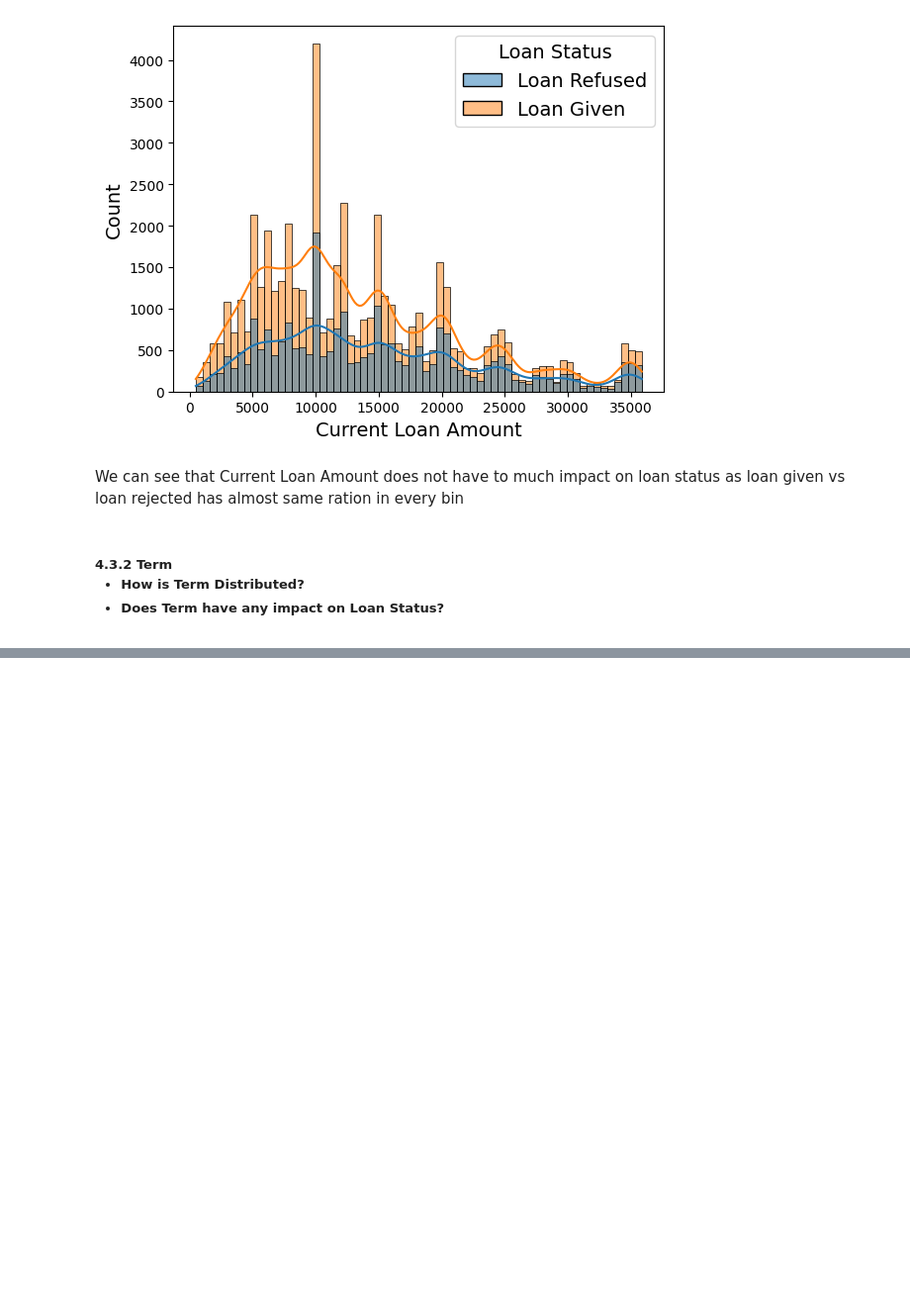
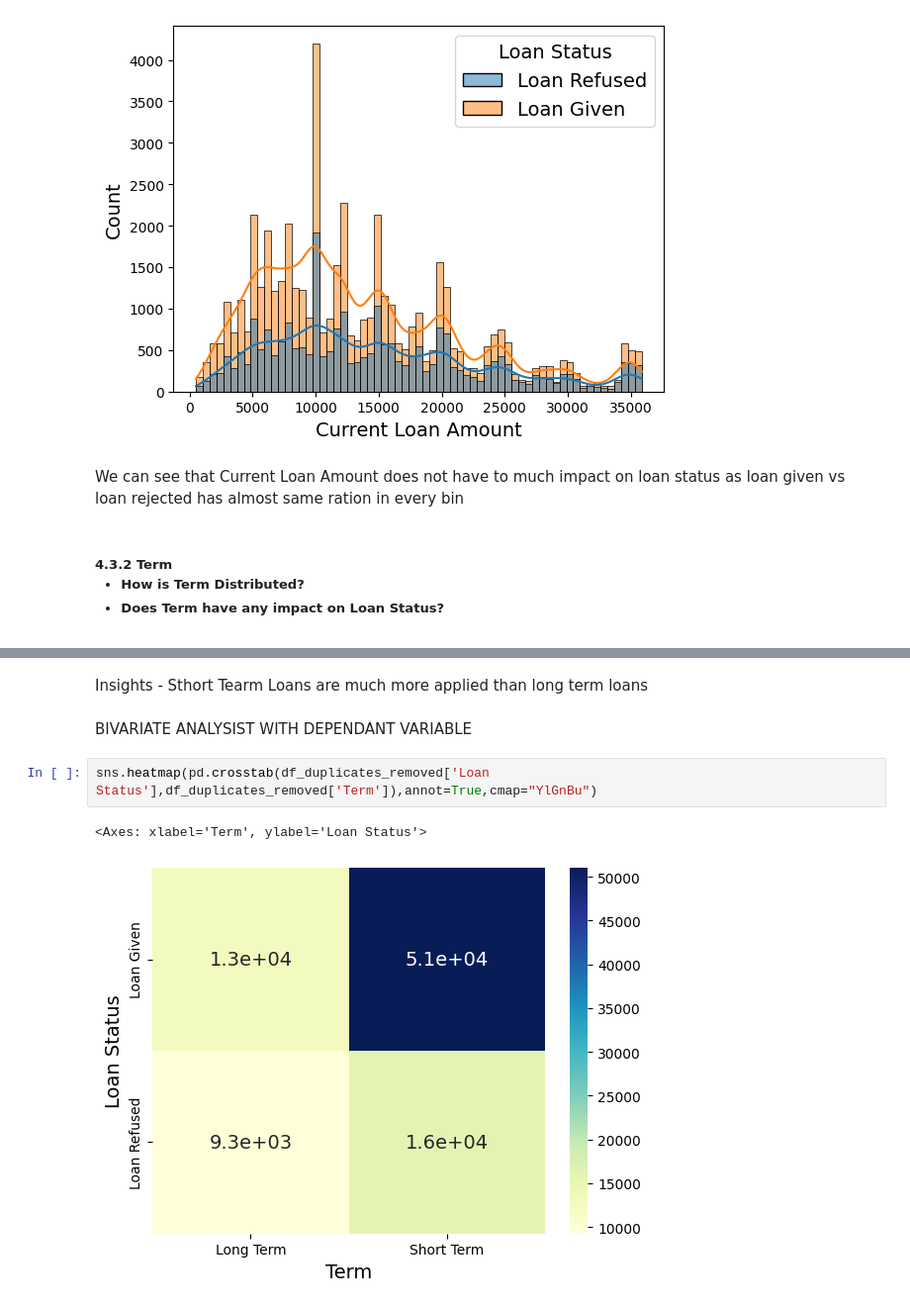
Before and after one commit to RohitDas92/Loan-Approval-Prediction-Project, a Jupyter notebook: loan_approval_prediction.ipynb, the cells around one changed output, grey strips where cells are left out. Shown: that part at 99% size. Drawn from its saved outputs; the diff is of its cells as text; blank space fills up the shorter version.

```diff
--- a/loan_approval_prediction.ipynb
+++ b/loan_approval_prediction.ipynb
@@ -480,0 +483,9 @@ plt.show()
+# %% [markdown]
+Insights - Sthort Tearm Loans are much more applied than long term loans
+# %% [markdown]
+BIVARIATE ANALYSIST WITH DEPENDANT VARIABLE
+# %%
+sns.heatmap(pd.crosstab(df_duplicates_removed['Loan Status'],df_duplicates_removed['Term']),annot=True,cmap="YlGnBu")
+# %% [output]
+<Axes: xlabel='Term', ylabel='Loan Status'>
+[figure, added]
```
Also changed, not shown: parts of 25 cells of this notebook.
